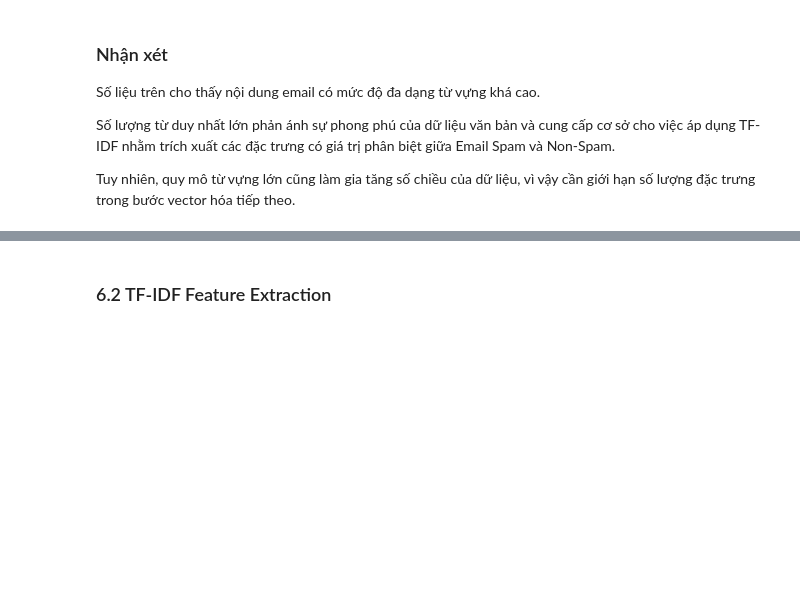
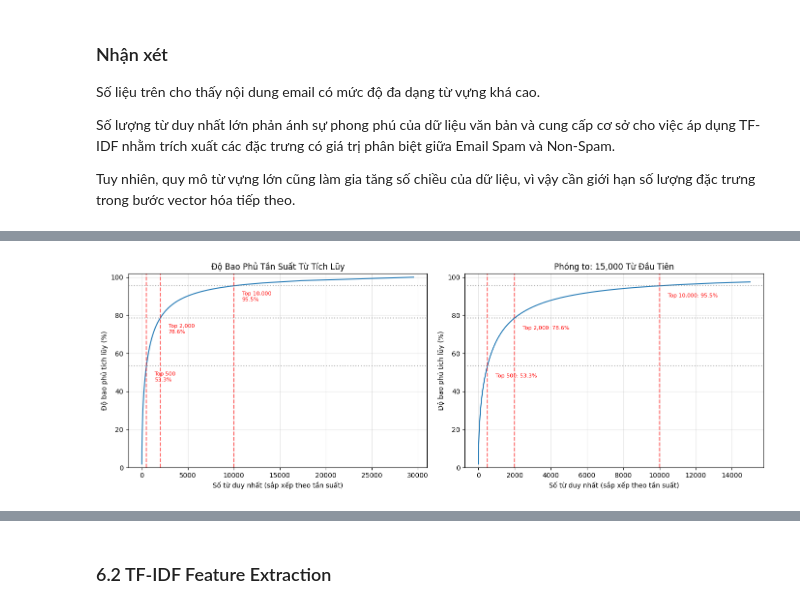
Before and after one commit to namph1377-sketch/Machine-Learning, a Jupyter notebook: Practice1/DATA/Dataset/Data_P1 (1).ipynb, the cells around one changed output, grey strips where cells are left out. Cells and saved outputs as stored; diff of their text form; code cells hidden in the pictures; blank space fills up the shorter version.

```diff
--- a/Practice1/DATA/Dataset/Data_P1 (1).ipynb
+++ b/Practice1/DATA/Dataset/Data_P1 (1).ipynb
@@ -806,0 +813,91 @@ Tuy nhiên, quy mô từ vựng lớn cũng làm gia tăng số chiều của d
+# %%
+# Cumulative Word Coverage
+from collections import Counter
+
+word_counts = Counter(all_words)
+sorted_counts = sorted(word_counts.values(), reverse=True)
+total = sum(sorted_counts)
+cumulative = []
+running = 0
+for c in sorted_counts:
+    running += c
+    cumulative.append(running / total * 100)
+
+checkpoints = {500: None, 2000: None, 10000: None}
+for k in checkpoints:
+    if k <= len(cumulative):
+        checkpoints[k] = cumulative[k - 1]
+
+print("=" * 50)
+for k, v in checkpoints.items():
+    print(f"Top {k:>6,} từ bao phủ {v:.1f}% tổng số lần xuất hiện")
+print("=" * 50)
+
+# --- Plot ---
+x = list(range(1, len(sorted_counts) + 1))
+
+fig, axes = plt.subplots(1, 2, figsize=(14, 5))
+
+# Left: full curve
+axes[0].plot(x, cumulative, linewidth=1.5)
+for k, v in checkpoints.items():
+    axes[0].axvline(x=k, color='red', linestyle='--', alpha=0.6)
+    axes[0].axhline(y=v, color='gray', linestyle=':', alpha=0.6)
+    axes[0].annotate(
+        f"Top {k:,}\n{v:.1f}%",
+        xy=(k, v),
+        xytext=(k + len(sorted_counts) * 0.03, v - 8),
+        fontsize=8,
+        color='red'
+    )
+axes[0].set_xlabel("Số từ duy nhất (sắp xếp theo tần suất)")
+axes[0].set_ylabel("Độ bao phủ tích lũy (%)")
+axes[0].set_title("Độ Bao Phủ Tần Suất Từ Tích Lũy")
+axes[0].set_ylim(0, 102)
+axes[0].grid(True, alpha=0.3)
+
+# Right: zoomed in to top 15,000 words
+zoom = 15000
+axes[1].plot(x[:zoom], cumulative[:zoom], linewidth=1.5)
+for k, v in checkpoints.items():
+    if k <= zoom:
+        axes[1].axvline(x=k, color='red', linestyle='--', alpha=0.6)
+        axes[1].axhline(y=v, color='gray', linestyle=':', alpha=0.6)
+        axes[1].annotate(
+            f"Top {k:,}: {v:.1f}%",
+            xy=(k, v),
+            xytext=(k + zoom * 0.03, v - 6),
+            fontsize=8,
+            color='red'
+        )
+axes[1].set_xlabel("Số từ duy nhất (sắp xếp theo tần suất)")
+axes[1].set_ylabel("Độ bao phủ tích lũy (%)")
+axes[1].set_title(f"Phóng to: {zoom:,} Từ Đầu Tiên")
+axes[1].set_ylim(0, 102)
+axes[1].grid(True, alpha=0.3)
+
+plt.tight_layout()
+plt.show()
+
+# Bar chart for the 3 checkpoints
+plt.figure(figsize=(7, 4))
+labels = [f"Top {k:,}" for k in checkpoints]
+values = list(checkpoints.values())
+bars = plt.bar(labels, values, color=['#5599ff', '#ff9944', '#44cc88'])
+for bar, val in zip(bars, values):
+    plt.text(
+        bar.get_x() + bar.get_width() / 2,
+        bar.get_height() + 0.5,
+        f"{val:.1f}%",
+        ha='center', fontsize=11, fontweight='bold'
+    )
+plt.axhline(y=60, color='blue',  linestyle='--', alpha=0.4, label='60%')
+plt.axhline(y=85, color='orange',linestyle='--', alpha=0.4, label='85%')
+plt.axhline(y=95, color='green', linestyle='--', alpha=0.4, label='95%')
+plt.legend(fontsize=9)
+plt.ylim(0, 105)
+plt.ylabel("Độ bao phủ tích lũy (%)")
+plt.title("Độ Bao Phủ Từ Vựng tại Các Ngưỡng Quan Trọng")
+plt.tight_layout()
+plt.show()
+# %% [output]
@@ -806,0 +909 @@ Tuy nhiên, quy mô từ vựng lớn cũng làm gia tăng số chiều của d
+[figure, added]
```
Also changed, not shown: parts of 10 cells of this notebook.
